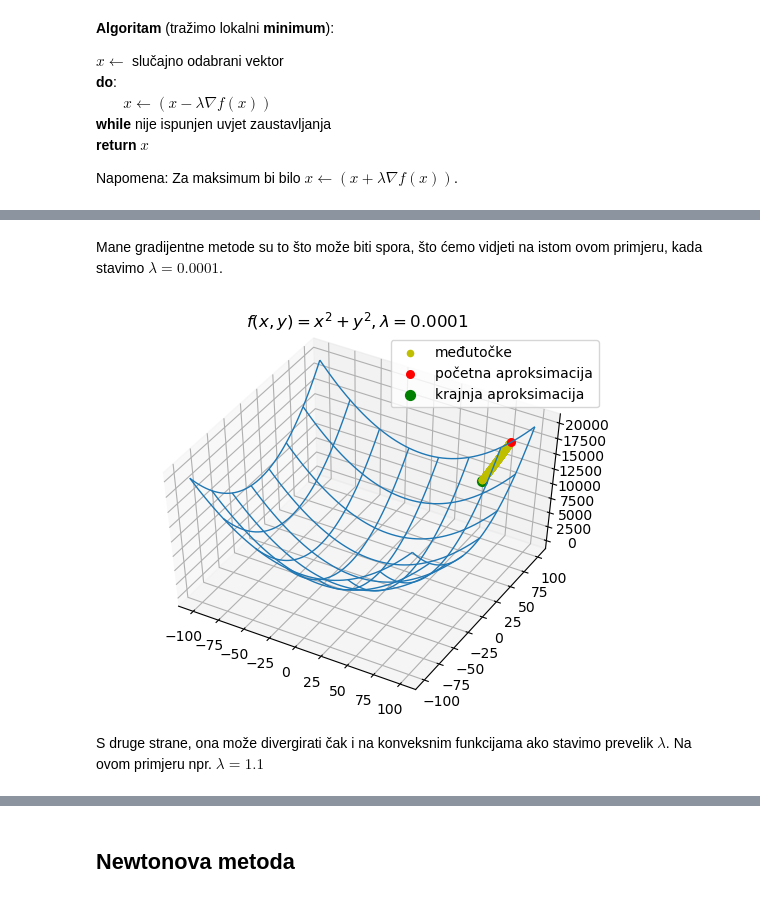
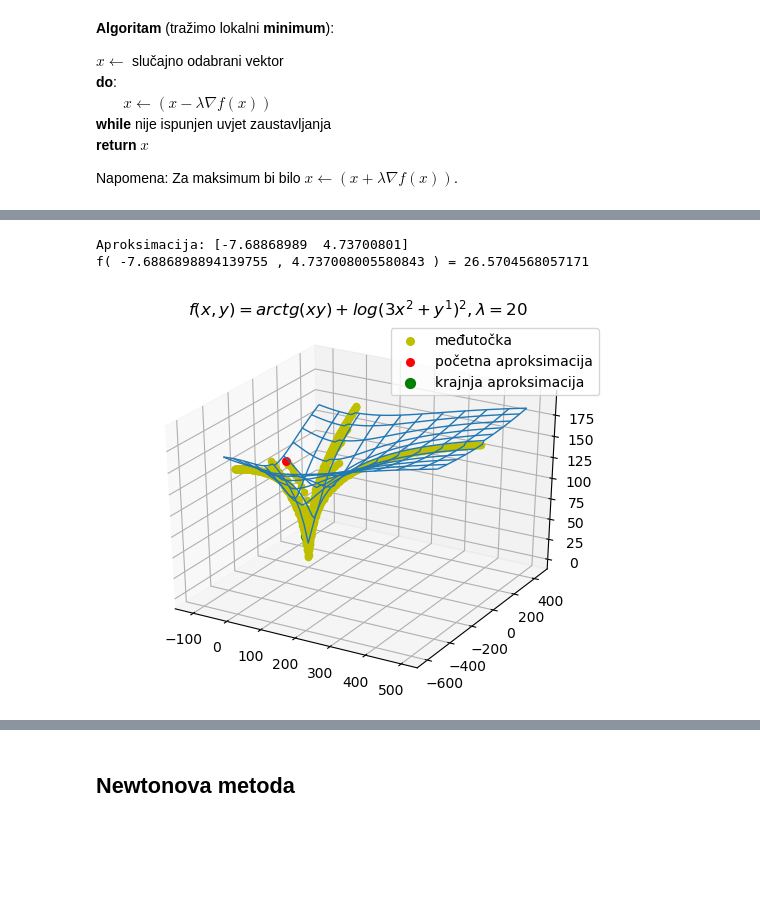
Before and after one commit to valental/MS, a Jupyter notebook: ekstremi_funkcija.ipynb, the cells around one changed output, grey strips where cells are left out. Cells and saved outputs as stored; diff of their text form; code cells hidden in the pictures; blank space fills up the shorter version.

```diff
--- a/ekstremi_funkcija.ipynb
+++ b/ekstremi_funkcija.ipynb
@@ -131,10 +133,11 @@ Možemo izračunati gradijent i Hessian u nekoj točki, npr. u točki $(1,1)$ da
 # %%
 def f(x,y):
-    return x**2 + y**2
+    return x**2 + y**2 + 1/(x**2*y**2)
 
 g = grad(f(x,y), [x,y])
 print("Gradijent funkcije f je: ",g)
 
-stac_tocka = sp.solve(g, sp.symbols('x y'))
-print("Stacionarne točke:", stac_tocka)
+stac_tocke = sp.solve(g, sp.symbols('x y'))  # Ako stavim real=True kao stacionarne točke mi da []
+stac_tocke = [a for a in stac_tocke if sp.im(a[0])==0 and sp.im(a[1])==0]
+print("Stacionarne točke:", stac_tocke)
 # %% [output]
@@ -187,7 +196,7 @@ fig
 x,y = sp.symbols('x y')
 
 def f(x,y):
-    return -(x - 2)**2 - (y + 1)**2
+    return (x + y)*(x*y+x*y**2)
 
 g = grad(f(x,y), [x,y])
 print("Gradijent funkcije f je:", g)
@@ -359,40 +472,40 @@ fig
-# %% [markdown]
-Mane gradijentne metode su to što može biti spora, što ćemo vidjeti na istom ovom primjeru, kada stavimo $\lambda = 0.0001$.
 # %%
 x,y = sp.symbols('x y')
 
 def f(x,y):
-    return x**2 + y**2
+    return sp.atan(x*y) + sp.log(3*x**2 + y**2 + 1)**2
 
-aproks, history = grad_met(f(x,y), [x,y], 0.0001, [80,100])
+aproks, history = grad_met(f(x,y), [x,y], 20, [-90,80])
 
 for el in history:
     el.extend([f(el[0],el[1])])
 
-X = []
-Y = []
-Z = []
-for i in range(len(history)-2):
-    X.extend([history[i+1][0]])
-    Y.extend([history[i+1][1]])
-    Z.extend([history[i+1][2]])
+print("Aproksimacija:", aproks )
+print("f(", aproks[0],",",aproks[1],") =", f(aproks[0], aproks[1]))
 
 %matplotlib agg
 
 fig = plt.figure()
 ax = fig.add_subplot(1, 1, 1, projection='3d')
-x, y = np.meshgrid(np.linspace(-100, 100), np.linspace(-100, 100))
-z = f(x,y)
-ax.plot_wireframe(x, y, z, rstride=7, cstride=7, linewidth=1)
-ax.scatter(X, Y, Z, s=20, c='y', label='međutočke')
-ax.scatter(X[0], Y[0], Z[0], s=30, c='r', label='početna aproksimacija')
-ax.scatter(X[-1], Y[-1], Z[-1], s=50, c='g', label='krajnja aproksimacija')
+x, y = np.meshgrid(np.linspace(-100, 500), np.linspace(-400, 400))
+z = np.arctan(x*y) + np.log(3*x**2 + y**2 + 1)**2
+ax.plot_wireframe(x, y, z, rstride=5, cstride=5, linewidth=1)
+
+for el in history:
+    ax.scatter(el[0], el[1], el[2], s=20, c='y', zorder=1)
+ax.scatter(history[1][0], history[1][1], history[1][2],
+           s=30, c='y', label='međutočka')
+first = history[0]
+last = history[-1]
+ax.scatter(first[0], first[1], first[2],
+           s=30, c='r', zorder=2, label='početna aproksimacija')
+ax.scatter(last[0], last[1], last[2],
+           s=50, c='g', zorder=3, label='krajnja aproksimacija')
 ax.legend()
-ax.set_title('$f(x,y) = x^2 + y^2, \lambda = 0.0001$', y=1.08 )
-ax.view_init(elev=50)
+ax.set_title('$f(x,y) = arctg(xy) + log(3x^2+y^1)^2, \lambda = 20$', y=1.08 )
 
 fig
 # %% [output]
+Aproksimacija: [-7.68868989  4.73700801]
+f( -7.6886898894139755 , 4.737008005580843 ) = 26.5704568057171
-[figure, old version]
+[figure, new version]
-# %% [markdown]
-S druge strane, ona može divergirati čak i na konveksnim funkcijama ako stavimo prevelik $\lambda$. Na ovom primjeru npr. $\lambda = 1.1$
```
Also changed, not shown: parts of 36 cells of this notebook.
